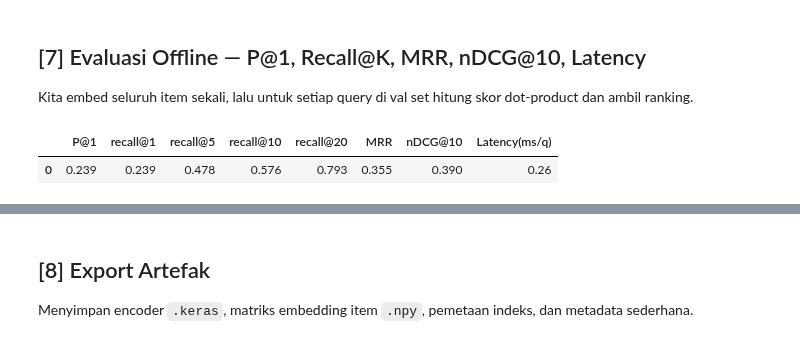
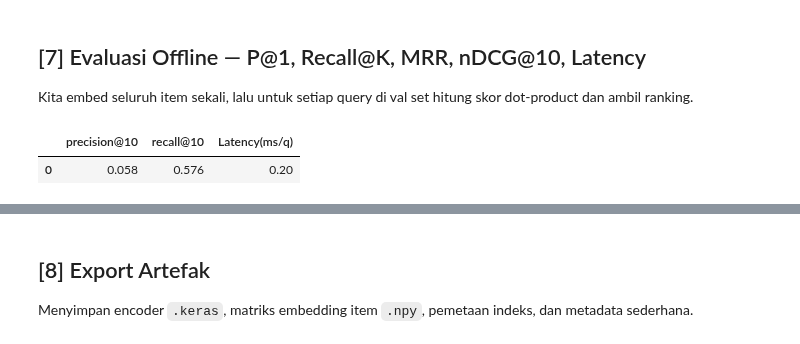
Before and after one commit to ferrikrisdiantoro/Recommeder-System-Eco-Destination-Neural-Recommender, a Jupyter notebook: notebook/indo_ecotourism_neural_recsys.ipynb, the cells around one changed output, grey strips where cells are left out. Cells and saved outputs as stored; diff of their text form; code cells hidden in the pictures.

Commit message:
reduce parameter evaluation offline for this notebook to recall, precision and latency

```diff
--- a/notebook/indo_ecotourism_neural_recsys.ipynb
+++ b/notebook/indo_ecotourism_neural_recsys.ipynb
@@ -315,71 +315,71 @@ plt.grid(True); plt.legend(); plt.show()
 
 Kita embed seluruh item sekali, lalu untuk setiap query di val set hitung skor dot‑product dan ambil ranking.
 # %%
+K_EVAL = 10
+
 def _embed_items(model, texts, batch=512):
-    V=[]
+    V = []
     for i in range(0, len(texts), batch):
         V.append(model(tf.constant(texts[i:i+batch])).numpy())
     return np.vstack(V).astype("float32")
 
-def _metrics_from_ranks(order_row, gt_idx, ks=(1,5,10,20)):
-    out = {f"recall@{k}": 0.0 for k in ks}
-    p1 = 0.0; mrr = 0.0; ndcg10 = 0.0
-    try:
-        pos = int(np.where(order_row == gt_idx)[0][0]) + 1  # 1-based
-        p1 = 1.0 if pos == 1 else 0.0
-        mrr = 1.0 / pos
-        if pos <= 10:
-            ndcg10 = 1.0 / math.log2(pos + 1)
-        for k in ks:
-            if pos <= k: out[f"recall@{k}"] = 1.0
-    except Exception:
-        pass
-    return p1, out, mrr, ndcg10
+def evaluate_pr_re_latency(user_model, item_model, val_df_join, items_text, k=10, batch=256):
+    V = _embed_items(item_model, items_text)
+    text2idx = {t: i for i, t in enumerate(items_text)}
 
-def evaluate_full(user_model, item_model, val_df_join, items_text, ks=(1,5,10,20), batch=256):
-    V = _embed_items(item_model, items_text)
-    text2idx = {t:i for i,t in enumerate(items_text)}
-
-    sums = {"P@1":0.0, "MRR":0.0, "nDCG@10":0.0, "Latency(ms/q)":0.0}
-    for k in ks: sums[f"recall@{k}"] = 0.0
-    n = 0
+    sum_prec = 0.0
+    sum_rec  = 0.0
+    sum_ms   = 0.0
+    n        = 0
 
     for i in range(0, len(val_df_join), batch):
         q  = val_df_join["query_text"].astype(str).values[i:i+batch]
         gt = val_df_join["item_text"].astype(str).values[i:i+batch]
+
         t0 = time.perf_counter()
         U  = user_model(tf.constant(q)).numpy()
         sims = U @ V.T
-        ms_per = ((time.perf_counter() - t0) * 1000.0) / max(1,len(q))
-        order = np.argsort(-sims, axis=1)
+        ms_per = ((time.perf_counter() - t0) * 1000.0) / max(1, len(q))
+
+        topk_idx = np.argsort(-sims, axis=1)[:, :k]
 
         for r, t in enumerate(gt):
             gi = text2idx.get(t, -1)
-            if gi < 0: continue
-            p1, recs, mrr, nd = _metrics_from_ranks(order[r], gi, ks=ks)
-            sums["P@1"] += p1
-            sums["MRR"] += mrr
-            sums["nDCG@10"] += nd
-            for k in ks: sums[f"recall@{k}"] += recs[f"recall@{k}"]
-            sums["Latency(ms/q)"] += ms_per
-            n += 1
+            if gi < 0:
+                continue
+            hit = 1.0 if gi in topk_idx[r] else 0.0
+            sum_prec += hit / k
+            sum_rec  += hit
+            sum_ms   += ms_per
+            n        += 1
 
-    avg = {k:(v/max(1,n)) for k,v in sums.items()}
-    return avg
+    return {
+        f"precision@{k}": sum_prec / max(1, n),
+        f"recall@{k}":    sum_rec  / max(1, n),
+        "Latency(ms/q)":  sum_ms   / max(1, n),
+    }
 
 items_text = items["gabungan"].astype(str).tolist()
-val_join   = val_df.merge(items[["item_id","gabungan"]], on="item_id", how="left").rename(columns={"gabungan":"item_text"})
-metrics = evaluate_full(user_model, item_model, val_join, items_text, ks=(1,5,10,20))
+val_join   = val_df.merge(
+    items[["item_id", "gabungan"]],
+    on="item_id", how="left"
+).rename(columns={"gabungan": "item_text"}).dropna(subset=["item_text"]).reset_index(drop=True)
+
+metrics = evaluate_pr_re_latency(user_model, item_model, val_join, items_text, k=K_EVAL)
 
 tbl = pd.DataFrame([metrics])
-order_cols = ["P@1","recall@1","recall@5","recall@10","recall@20","MRR","nDCG@10","Latency(ms/q)"]
+order_cols = [f"precision@{K_EVAL}", f"recall@{K_EVAL}", "Latency(ms/q)"]
 tbl = tbl.reindex(columns=order_cols)
+
 try:
-    display(tbl.style.format({c:"{:.3f}" for c in order_cols if "Latency" not in c} | {"Latency(ms/q)":"{:.2f}"})
-            .background_gradient(cmap="Blues"))
+    display(
+        tbl.style.format({f"precision@{K_EVAL}":"{:.3f}", f"recall@{K_EVAL}":"{:.3f}", "Latency(ms/q)":"{:.2f}"})
+           .background_gradient(cmap="Blues")
+    )
 except Exception:
     display(tbl)
+
 print("Raw metrics:", metrics)
 # %% [output]
-|  | P@1 | recall@1 | recall@5 | recall@10 | recall@20 | MRR | nDCG@10 | Latency(ms/q) |
-| 0 | 0.239 | 0.239 | 0.478 | 0.576 | 0.793 | 0.355 | 0.390 | 0.26 |
+|  | precision@10 | recall@10 | Latency(ms/q) |
+| 0 | 0.058 | 0.576 | 0.20 |
```
Also changed, not shown: parts of 2 cells of this notebook, 1 other file.
